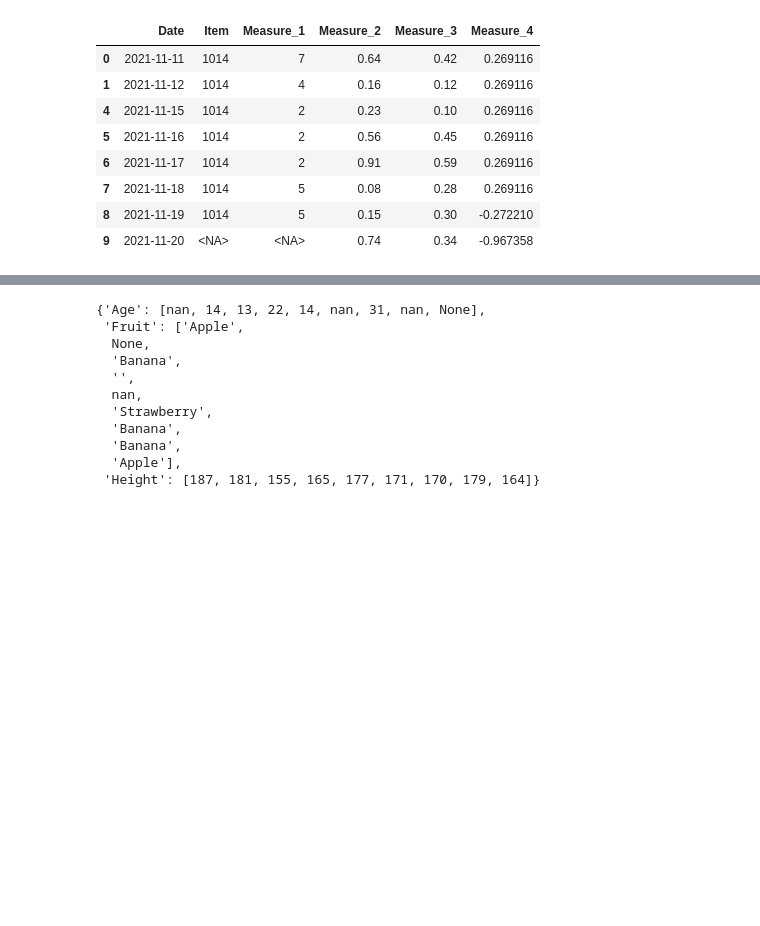
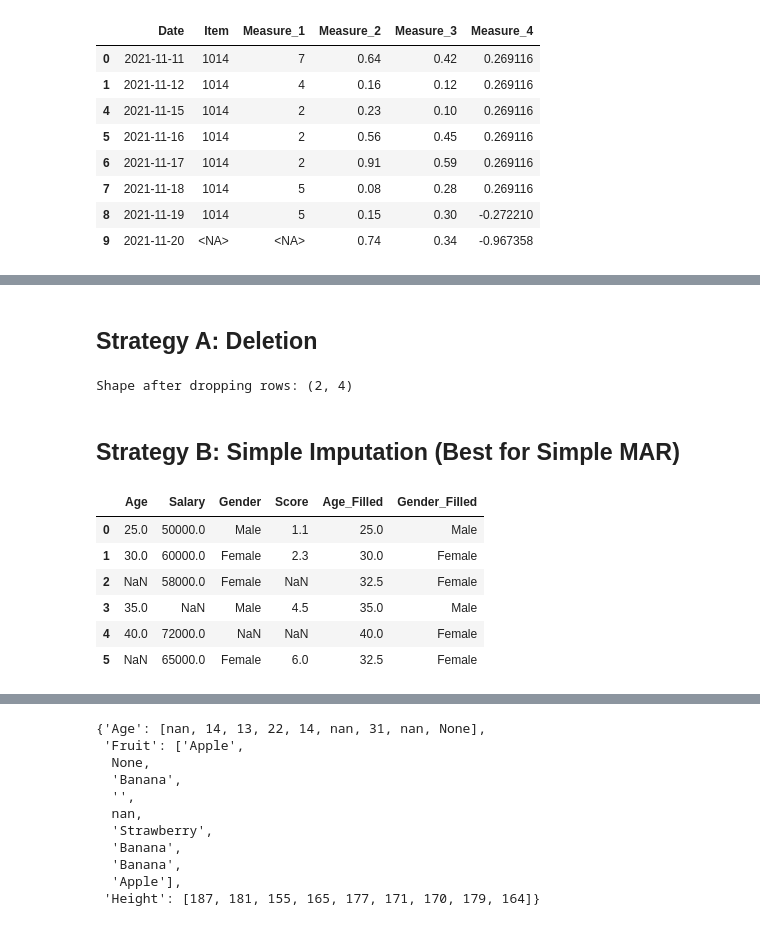
Before and after one commit to iceman67/-Python, a Jupyter notebook: missing_data.ipynb, the cells around one changed output, grey strips where cells are left out. Saved outputs shown, nothing was run; the diff lists cells and outputs as text; code cells hidden in the pictures; blank space fills up the shorter version.

```diff
--- a/missing_data.ipynb
+++ b/missing_data.ipynb
@@ -357,0 +410,15 @@ df.fillna(method="bfill")
+# %% [markdown]
+## Strategy A: Deletion
+# %%
+# Option 1: Drop rows with ANY missing value (Aggressive)
+df_dropped_rows = df.dropna()
+
+# Option 2: Drop columns with too many missing values (e.g., > 30% missing)
+limit = len(df) * 0.7
+df_dropped_cols = df.dropna(thresh=limit, axis=1)
+
+print("Shape after dropping rows:", df_dropped_rows.shape)
+# %% [output]
+Shape after dropping rows: (2, 4)
+# %% [markdown]
+## Strategy B: Simple Imputation (Best for Simple MAR)
@@ -357,0 +431,10 @@ df.fillna(method="bfill")
+# %%
+df
+# %% [output]
+|  | Age | Salary | Gender | Score | Age_Filled | Gender_Filled |
+| 0 | 25.0 | 50000.0 | Male | 1.1 | 25.0 | Male |
+| 1 | 30.0 | 60000.0 | Female | 2.3 | 30.0 | Female |
+| 2 | NaN | 58000.0 | Female | NaN | 32.5 | Female |
+| 3 | 35.0 | NaN | Male | 4.5 | 35.0 | Male |
+| 4 | 40.0 | 72000.0 | NaN | NaN | 40.0 | Female |
+| 5 | NaN | 65000.0 | Female | 6.0 | 32.5 | Female |
```
Also changed, not shown: parts of 12 cells of this notebook.
